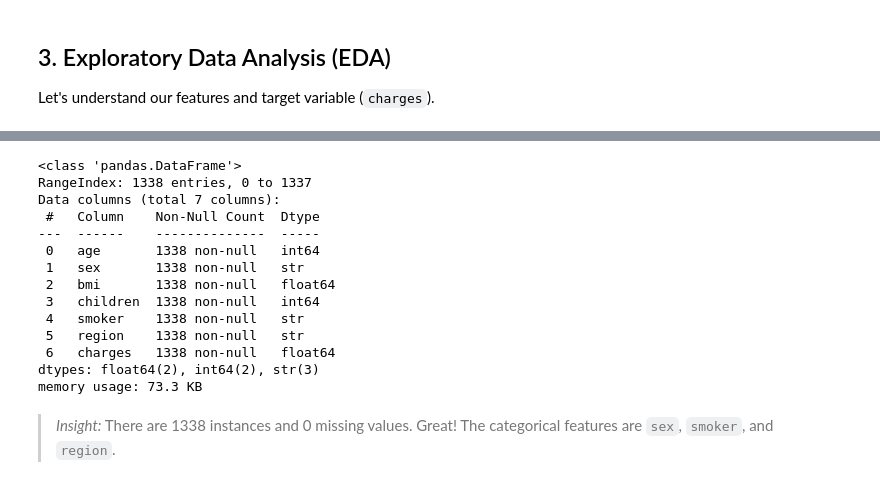
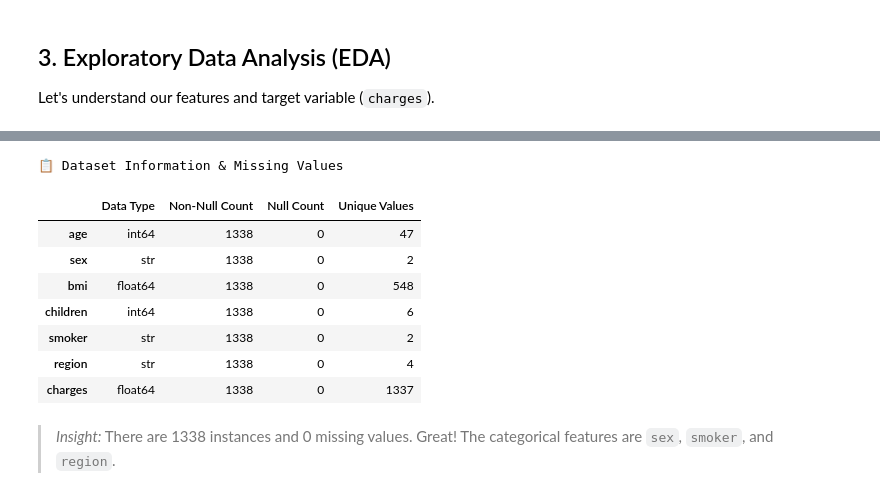
Before and after one commit to SepehrMohammady/The-Fundamentals-of-ML, a Jupyter notebook: insurance_project.ipynb, the cells around one changed output, grey strips where cells are left out. Saved outputs shown, nothing was run; the diff lists cells and outputs as text; code cells hidden in the pictures.

```diff
--- a/insurance_project.ipynb
+++ b/insurance_project.ipynb
@@ -112,21 +85,26 @@ insurance.describe()
 # %%
-# Check for missing values
-insurance.info()
+# A more visual interpretation instead of standard insurance.info()
+info_df = pd.DataFrame({
+    'Data Type': insurance.dtypes,
+    'Non-Null Count': insurance.notnull().sum(),
+    'Null Count': insurance.isnull().sum(),
+    'Unique Values': insurance.nunique()
+})
+
+display(info_df.style.set_caption("📋 Dataset Information & Missing Values") \
+        .set_table_styles([{'selector': 'caption', 'props': [('font-size', '16px'), ('font-weight', 'bold')]}]) \
+        .background_gradient(subset=['Null Count'], cmap='Reds') \
+        .background_gradient(subset=['Unique Values'], cmap='Greens'))
 # %% [output]
-<class 'pandas.DataFrame'>
-RangeIndex: 1338 entries, 0 to 1337
-Data columns (total 7 columns):
- #   Column    Non-Null Count  Dtype
----  ------    --------------  -----
- 0   age       1338 non-null   int64
- 1   sex       1338 non-null   str
- 2   bmi       1338 non-null   float64
- 3   children  1338 non-null   int64
- 4   smoker    1338 non-null   str
- 5   region    1338 non-null   str
- 6   charges   1338 non-null   float64
-dtypes: float64(2), int64(2), str(3)
-memory usage: 73.3 KB
+📋 Dataset Information & Missing Values
+|  | Data Type | Non-Null Count | Null Count | Unique Values |
+| age | int64 | 1338 | 0 | 47 |
+| sex | str | 1338 | 0 | 2 |
+| bmi | float64 | 1338 | 0 | 548 |
+| children | int64 | 1338 | 0 | 6 |
+| smoker | str | 1338 | 0 | 2 |
+| region | str | 1338 | 0 | 4 |
+| charges | float64 | 1338 | 0 | 1337 |
 # %% [markdown]
 > *Insight:* There are 1338 instances and 0 missing values. Great! The categorical features are `sex`, `smoker`, and `region`.
 # %%
```
Also changed, not shown: parts of 13 cells of this notebook.
